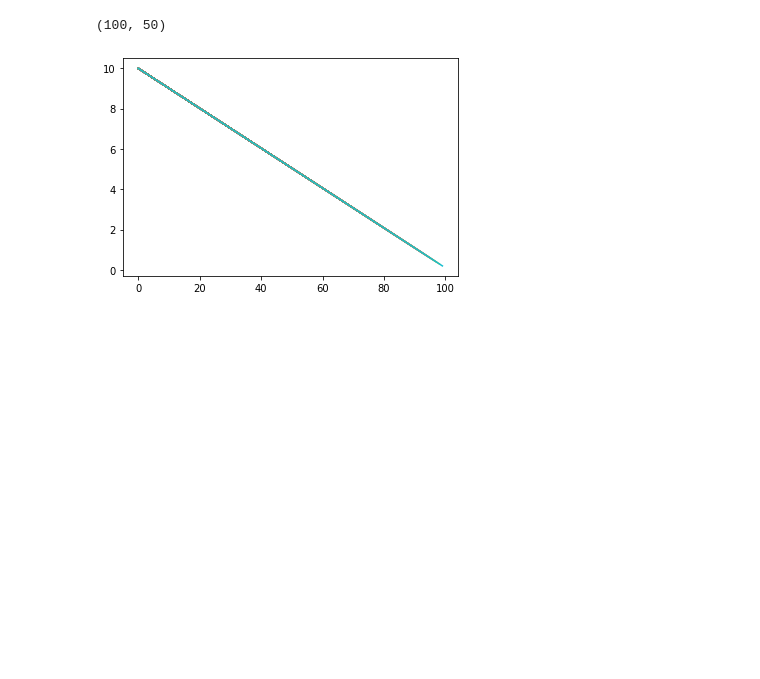
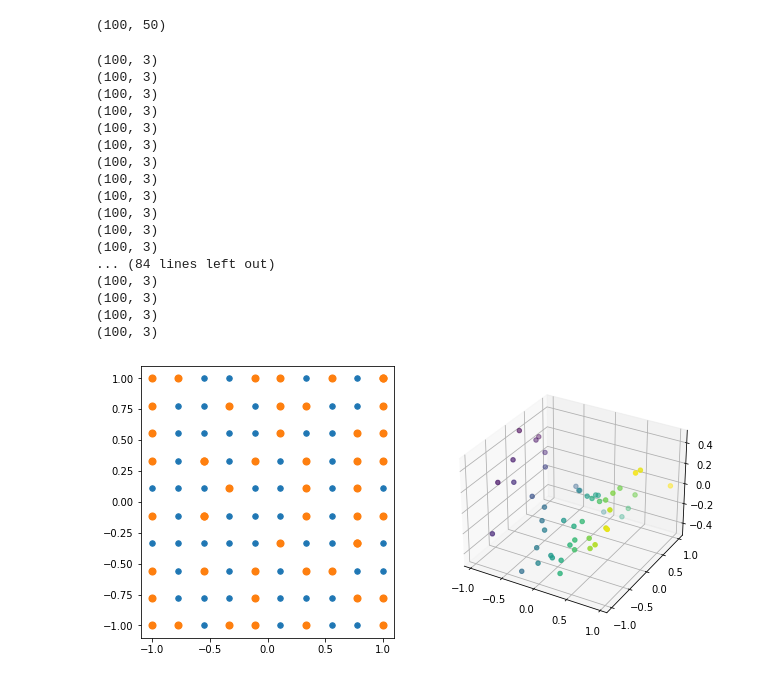
Before and after one commit to furukawa-laboratory/rookies_workout_2021, a Jupyter notebook: som/ando_som_training.ipynb, the cells around one changed output. Drawn from its saved outputs; the diff is of its cells as text; code cells hidden in the pictures; blank space fills up the shorter version.

```diff
--- a/som/ando_som_training.ipynb
+++ b/som/ando_som_training.ipynb
@@ -69,14 +84,7 @@ D.shape
 # %% [output]
 (100, 50)
 # %%
-#近傍半径を減少させるスケージュリーングの設定、ς関数の描画
-sigma_max = 10
-sigma_min = 0.1
-Sigma_t = []
-times = []
-def Reference_vector(t,Z,M,X):
-    #パワーポイントの式を参照
-    sigma = ((sigma_min-sigma_max)/T)*t+sigma_max
+def Reference_vector(t, T, Z, M, X, sigam):
     #R_knの式
     R_kn = np.exp((-1/(2*sigma**2))*distance_function(M,Z))
     #print(R_kn.shape)
@@ -89,15 +97,47 @@ def Reference_vector(t,Z,M,X):
     #print(Y.shape)
     #y_k = (1/g_k)*np.sum()
     #print(sigma)
-    return sigma,Y
-
-for t in range(T):
-    #sigma = sigma_max-(sigma_max-sigma_min)*(t/T)
-    #print("t=",t+1,"sigma=",sigma)
-    S_k,Y_k = Reference_vector(t,Z,M,X)
-    Sigma_t.append(S_k)
-    times.append(t)
-    plt.plot(times,Sigma_t);
+    return Y
-# %% [output]
-[figure, removed]
+# %%
+def estimate_Z(X, Y):
+    D = np.sum((X[None, :, :] - Y[:, None, :])**2,axis=2)
+    k_star = np.argmin(D, axis=0)
+    Z = M[k_star, :]
+    return Z
+# %%
+for t in range(T):
+    sigma = estimate_sigma(T, t, sigma_max, sigma_min)
+    Y = Reference_vector(t, T, Z, M, X, sigma)
+    print(Y.shape)
+    Z = estimate_Z(X, Y)
+
+# 確認
+fig = plt.figure(figsize=(10, 5))
+ax_observable = fig.add_subplot(122, projection="3d")
+ax_latent = fig.add_subplot(121)
+
+ax_latent.scatter(M[:, 0], M[:, 1], s=30)
+ax_latent.scatter(Z[:, 0], Z[:, 1], s=50)
+ax_observable.scatter(X[:, 0], X[:, 1],X[:, 2], c=X[:, 0])
+# ax_observable.scatter(Y[:, 0], Y[:, 1], Y[:, 2], color=‘black’)
+plt.show()
+# %% [output]
+(100, 3)
+(100, 3)
+(100, 3)
+(100, 3)
+(100, 3)
+(100, 3)
+(100, 3)
+(100, 3)
+(100, 3)
+(100, 3)
+(100, 3)
+(100, 3)
+... (84 lines left out)
+(100, 3)
+(100, 3)
+(100, 3)
+(100, 3)
+[figure, added]
 # %%
```
Also changed, not shown: parts of 14 cells of this notebook.
